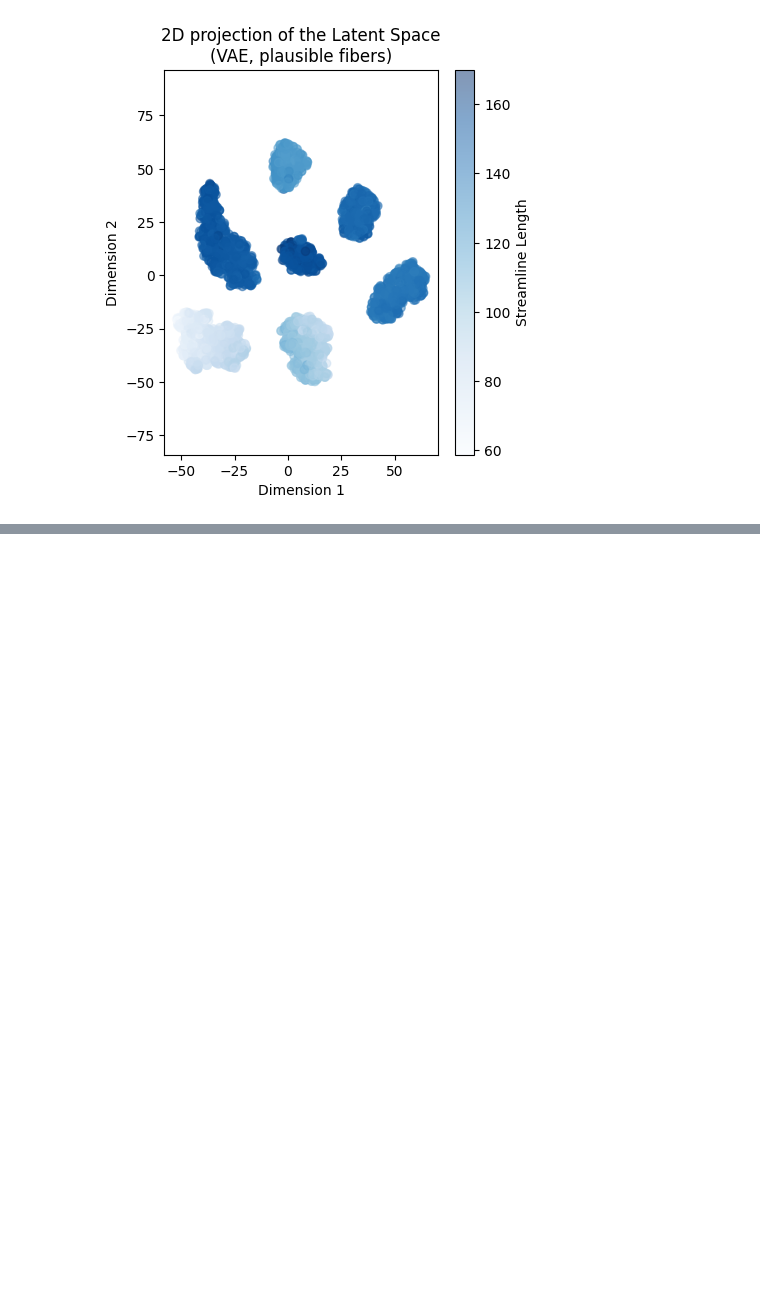
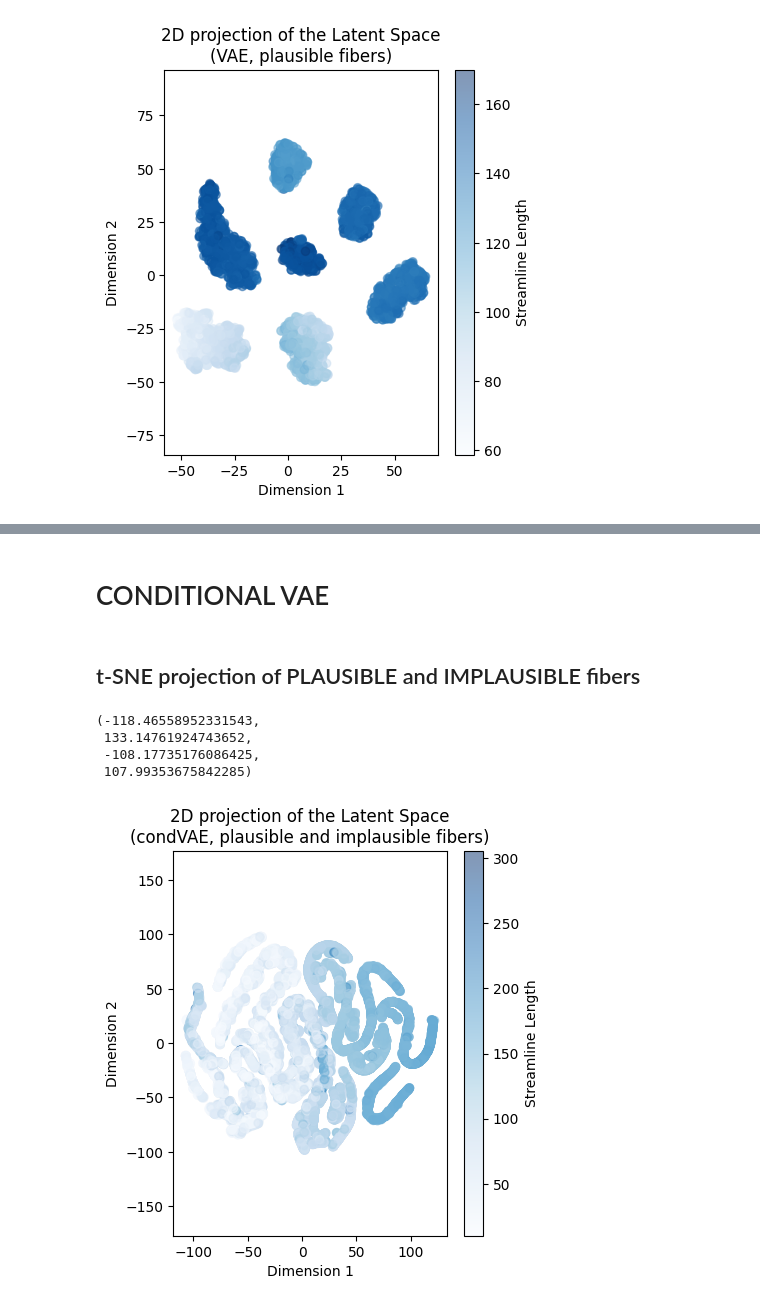
Before and after one commit to itellaetxe/tractoencoder_gsoc, a Jupyter notebook: notebooks/t_sne_sandbox.ipynb, the cells around one changed output, grey strips where cells are left out. Saved outputs shown, nothing was run; the diff lists cells and outputs as text; code cells hidden in the pictures; blank space fills up the shorter version.

```diff
--- a/notebooks/t_sne_sandbox.ipynb
+++ b/notebooks/t_sne_sandbox.ipynb
@@ -179,0 +182,42 @@ ax.axis('equal')
+# %% [markdown]
+# CONDITIONAL VAE
+# %%
+# Path to model
+model_path = os.path.join(project_dir,
+                          "data/trained_models/cond_vae_test_1",
+                          "model_final.keras")
+# Load model
+cond_VAE = tf.keras.models.load_model(model_path, compile=False)
+# %% [markdown]
+## t-SNE projection of PLAUSIBLE and IMPLAUSIBLE fibers
+# %%
+# Assuming `encoder` is your encoder model and `data` is your dataset
+latent_space_representations_cvae_pl_impl = []
+for tractogram in tractograms:
+    latent_space_representations_cvae_pl_impl.append(cond_VAE.encoder(tractogram)[0].numpy())  # First element is z_mean
+# Concatenate latent space representations
+latent_space_representations_cvae_pl_impl = np.concatenate(latent_space_representations_cvae_pl_impl, axis=0)
+# %%
+# Apply t-SNE to reduce dimensions to 2
+tsne = TSNE(n_components=2, random_state=2208,
+            perplexity=30,
+            early_exaggeration=12)
+tsne_results_cvae_pl_impl = tsne.fit_transform(latent_space_representations_cvae_pl_impl)
+# %%
+# Plot the results
+fig = plt.figure(figsize=(15, 5))
+ax = fig.add_subplot(131)
+scatter_cvae_pl_impl = ax.scatter(tsne_results_cvae_pl_impl[:, 0], tsne_results_cvae_pl_impl[:, 1],
+           c=tractogram_streamline_lengths[0] + tractogram_streamline_lengths[1],
+           alpha=0.5, cmap="Blues")
+ax.set_title('2D projection of the Latent Space\n(condVAE, plausible and implausible fibers)')
+ax.set_xlabel('Dimension 1')
+ax.set_ylabel('Dimension 2')
+fig.colorbar(scatter_cvae_pl_impl, ax=ax, label='Streamline Length')
+ax.axis('equal')
+# %% [output]
+(-118.46558952331543,
+ 133.14761924743652,
+ -108.17735176086425,
+ 107.99353675842285)
+[figure, added]
```
Also changed, not shown: parts of 6 cells of this notebook, 1 other file.
